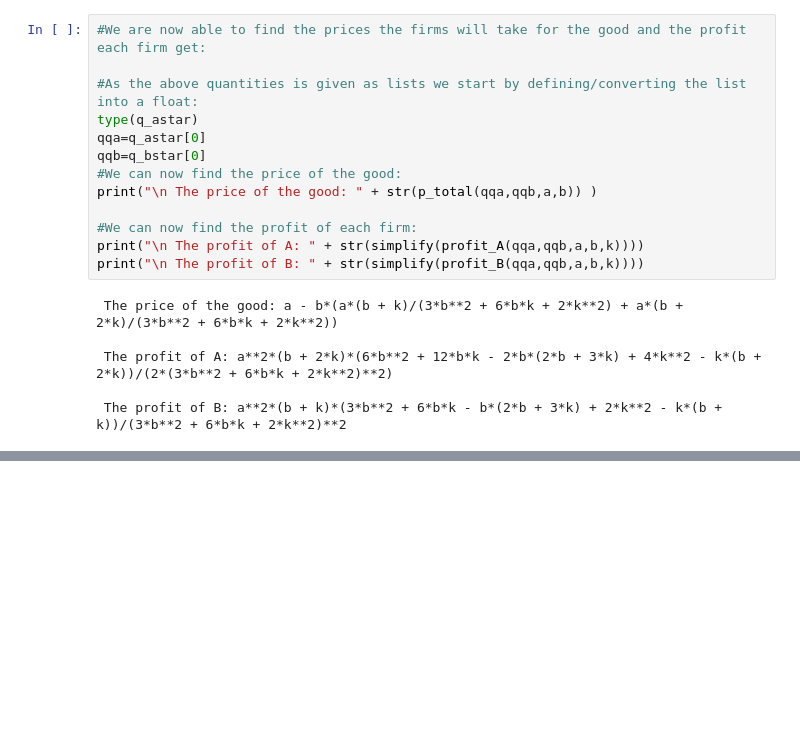
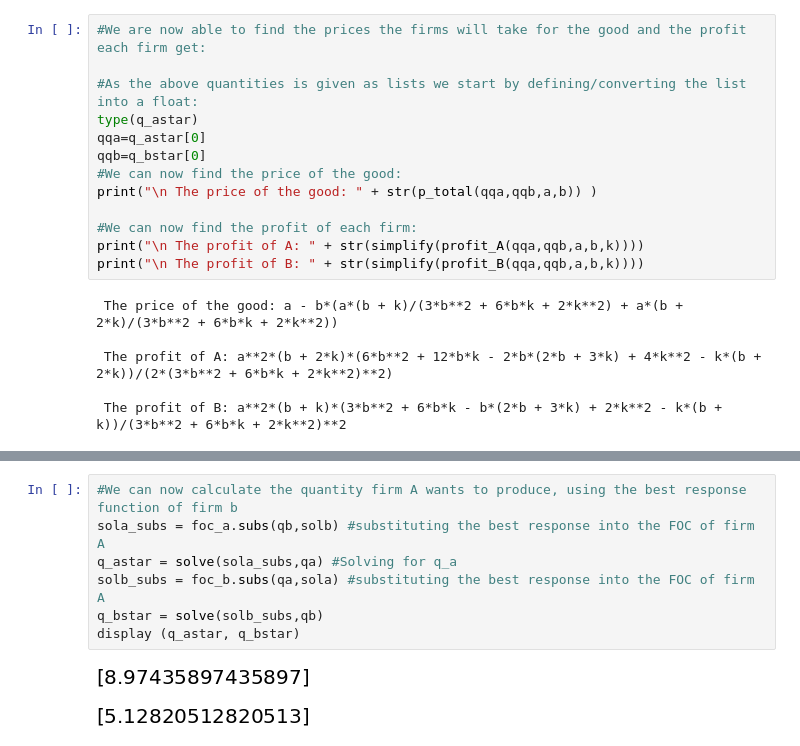
Before and after one commit to Rapyki/projects-2020-slangerne, a Jupyter notebook: modelproject/modelproject_final.ipynb, the cells around one changed output, grey strips where cells are left out. Saved outputs shown, nothing was run; the diff lists cells and outputs as text; blank space fills up the shorter version.

```diff
--- a/modelproject/modelproject_final.ipynb
+++ b/modelproject/modelproject_final.ipynb
@@ -101,0 +156,10 @@ print("\n The profit of B: " + str(simplify(profit_B(qqa,qqb,a,b,k))))
+# %%
+#We can now calculate the quantity firm A wants to produce, using the best response function of firm b
+sola_subs = foc_a.subs(qb,solb) #substituting the best response into the FOC of firm A
+q_astar = solve(sola_subs,qa) #Solving for q_a
+solb_subs = foc_b.subs(qa,sola) #substituting the best response into the FOC of firm A
+q_bstar = solve(solb_subs,qb)
+display (q_astar, q_bstar)
+# %% [output]
+[figure, added]
+[figure, added]
```
Also changed, not shown: parts of 15 cells of this notebook, 1 other file.
